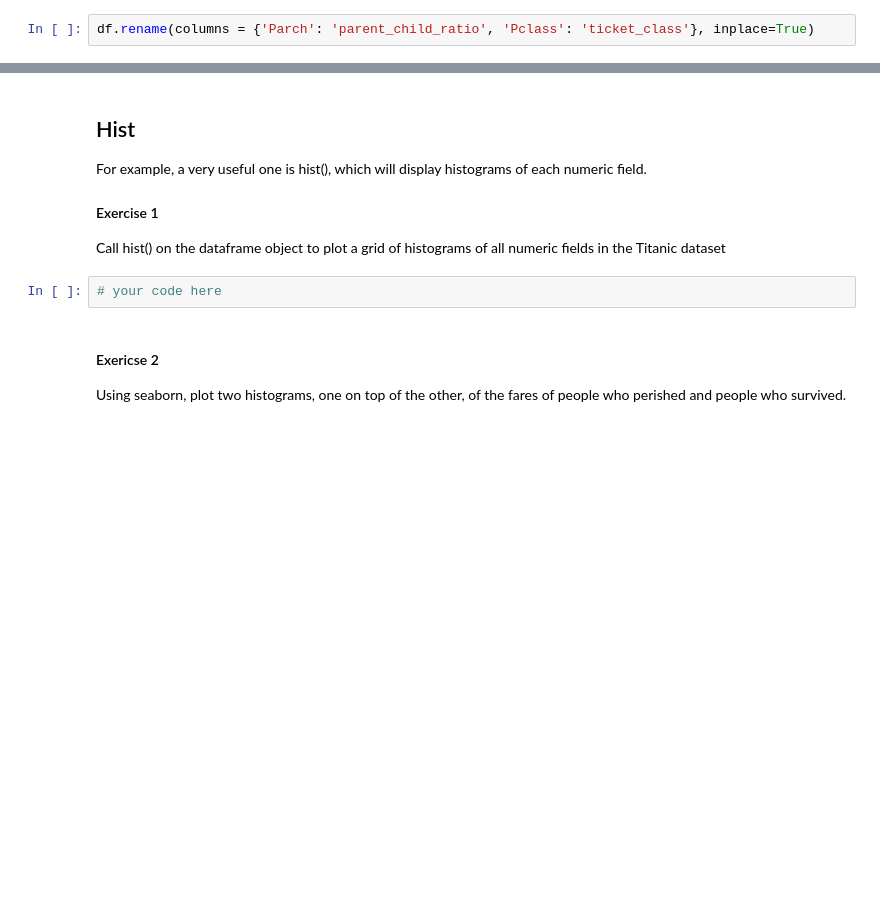
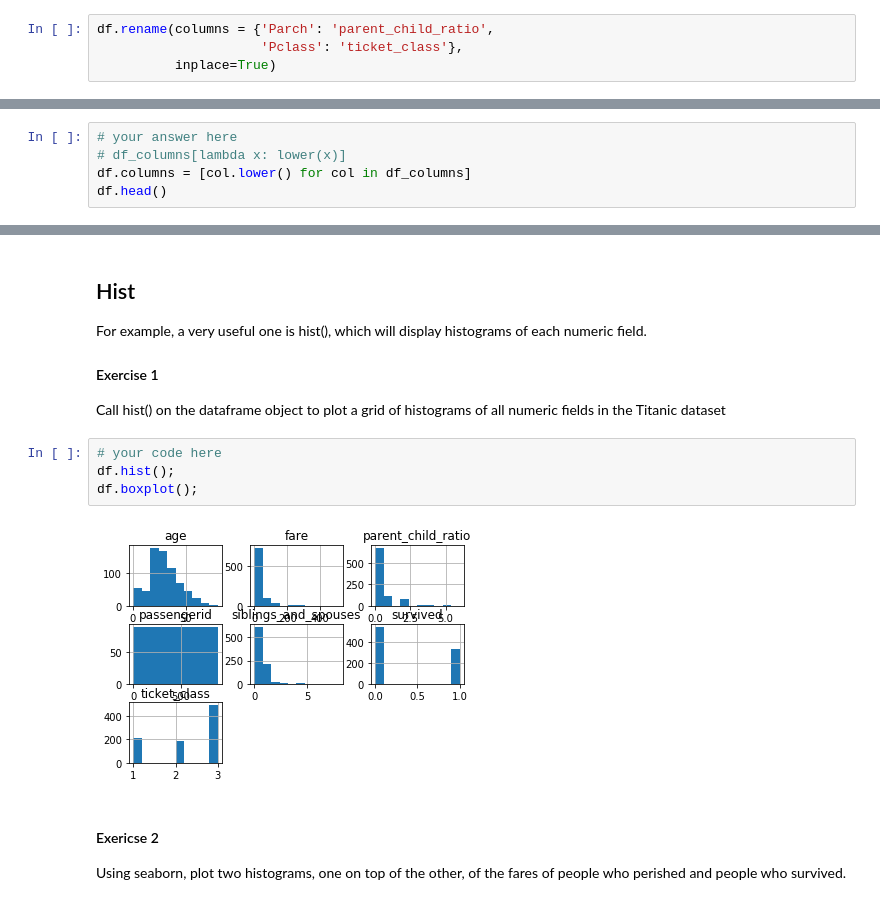
Before and after one commit to lecritch/pandas1_seattle-chicago-ds, a Jupyter notebook: pandas_intro_continued.ipynb, the cells around one changed output, grey strips where cells are left out. Saved outputs shown, nothing was run; the diff lists cells and outputs as text; blank space fills up the shorter version.

```diff
--- a/pandas_intro_continued.ipynb
+++ b/pandas_intro_continued.ipynb
@@ -73,6 +135,8 @@ df.head()
 # %% [markdown]
 We can also change multiple columns at once with a dictionary:
 # %%
-df.rename(columns = {'Parch': 'parent_child_ratio', 'Pclass': 'ticket_class'}, inplace=True)
+df.rename(columns = {'Parch': 'parent_child_ratio',
+                     'Pclass': 'ticket_class'},
+          inplace=True)
 # %%
 df.head()
@@ -100,0 +193,5 @@ Remember, list comprehensions look like this:
+# %%
+# your answer here
+# df_columns[lambda x: lower(x)]
+df.columns = [col.lower() for col in df_columns]
+df.head()
@@ -222,6 +508,10 @@ which will display histograms of each numeric field.
 Call hist() on the dataframe object to plot a grid of histograms of all numeric fields in the Titanic dataset
 # %%
 # your code here
+df.hist();
+df.boxplot();
+# %% [output]
+[figure, added]
 # %% [markdown]
 #### Exericse 2
 Using seaborn, plot two histograms, one on top of the other, of the fares of people who perished and people who survived.
```
Also changed, not shown: parts of 40 cells of this notebook, 1 other file.
